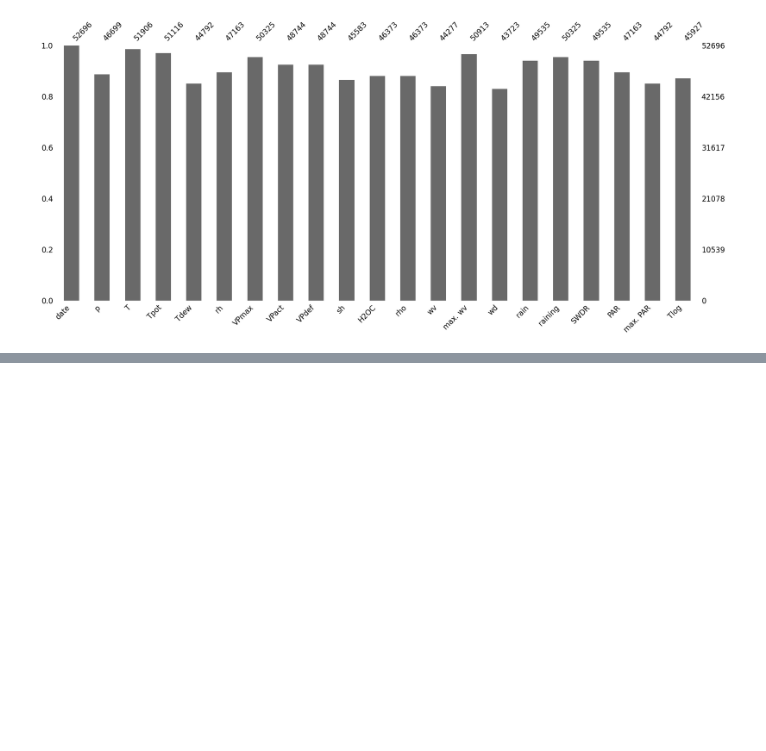
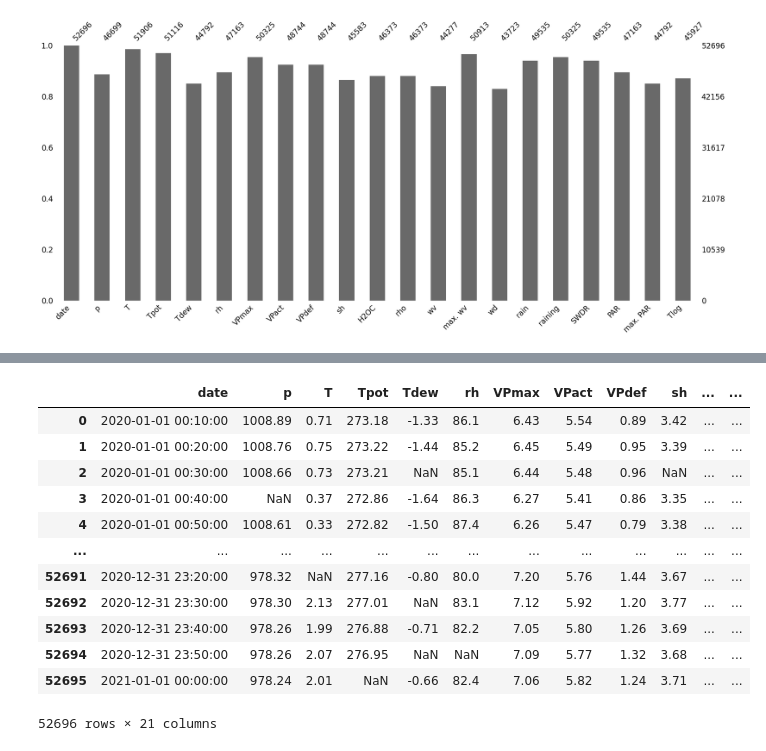
Before and after one commit to AlicjaOsam/ZMWD, a Jupyter notebook: projekt1/Projekt1.ipynb, the cells around one changed output, grey strips where cells are left out. Saved outputs shown, nothing was run; the diff lists cells and outputs as text; code cells hidden in the pictures; blank space fills up the shorter version.

```diff
--- a/projekt1/Projekt1.ipynb
+++ b/projekt1/Projekt1.ipynb
@@ -154,0 +183,16 @@ show(p)
+# %%
+df2
+# %% [output]
+|  | date | p | T | Tpot | Tdew | rh | VPmax | VPact | VPdef | sh | ... | ... |
+| 0 | 2020-01-01 00:10:00 | 1008.89 | 0.71 | 273.18 | -1.33 | 86.1 | 6.43 | 5.54 | 0.89 | 3.42 | ... | ... |
+| 1 | 2020-01-01 00:20:00 | 1008.76 | 0.75 | 273.22 | -1.44 | 85.2 | 6.45 | 5.49 | 0.95 | 3.39 | ... | ... |
+| 2 | 2020-01-01 00:30:00 | 1008.66 | 0.73 | 273.21 | NaN | 85.1 | 6.44 | 5.48 | 0.96 | NaN | ... | ... |
+| 3 | 2020-01-01 00:40:00 | NaN | 0.37 | 272.86 | -1.64 | 86.3 | 6.27 | 5.41 | 0.86 | 3.35 | ... | ... |
+| 4 | 2020-01-01 00:50:00 | 1008.61 | 0.33 | 272.82 | -1.50 | 87.4 | 6.26 | 5.47 | 0.79 | 3.38 | ... | ... |
+| ... | ... | ... | ... | ... | ... | ... | ... | ... | ... | ... | ... | ... |
+| 52691 | 2020-12-31 23:20:00 | 978.32 | NaN | 277.16 | -0.80 | 80.0 | 7.20 | 5.76 | 1.44 | 3.67 | ... | ... |
+| 52692 | 2020-12-31 23:30:00 | 978.30 | 2.13 | 277.01 | NaN | 83.1 | 7.12 | 5.92 | 1.20 | 3.77 | ... | ... |
+| 52693 | 2020-12-31 23:40:00 | 978.26 | 1.99 | 276.88 | -0.71 | 82.2 | 7.05 | 5.80 | 1.26 | 3.69 | ... | ... |
+| 52694 | 2020-12-31 23:50:00 | 978.26 | 2.07 | 276.95 | NaN | NaN | 7.09 | 5.77 | 1.32 | 3.68 | ... | ... |
+| 52695 | 2021-01-01 00:00:00 | 978.24 | 2.01 | NaN | -0.66 | 82.4 | 7.06 | 5.82 | 1.24 | 3.71 | ... | ... |
+52696 rows × 21 columns
```
Also changed, not shown: parts of 5 cells of this notebook, 4 other files.
